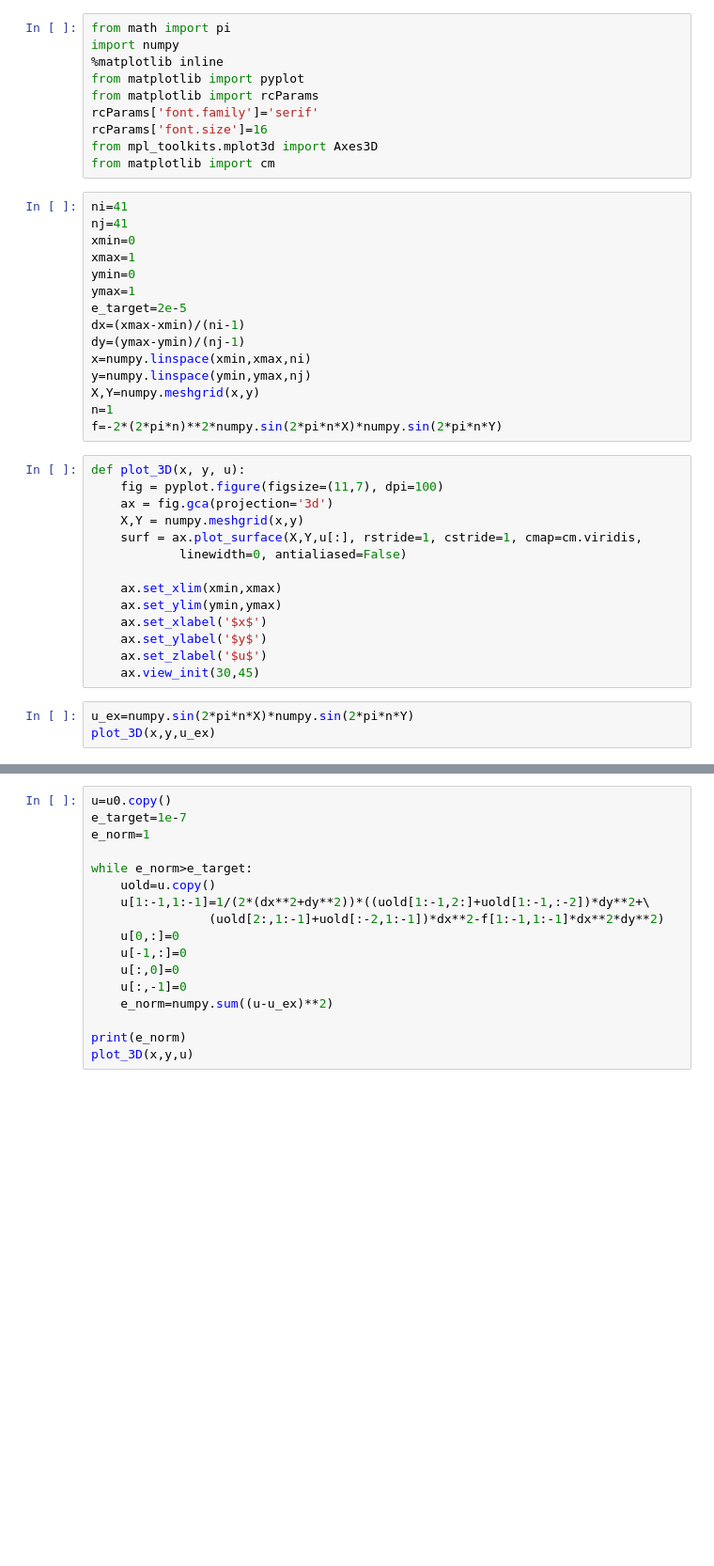
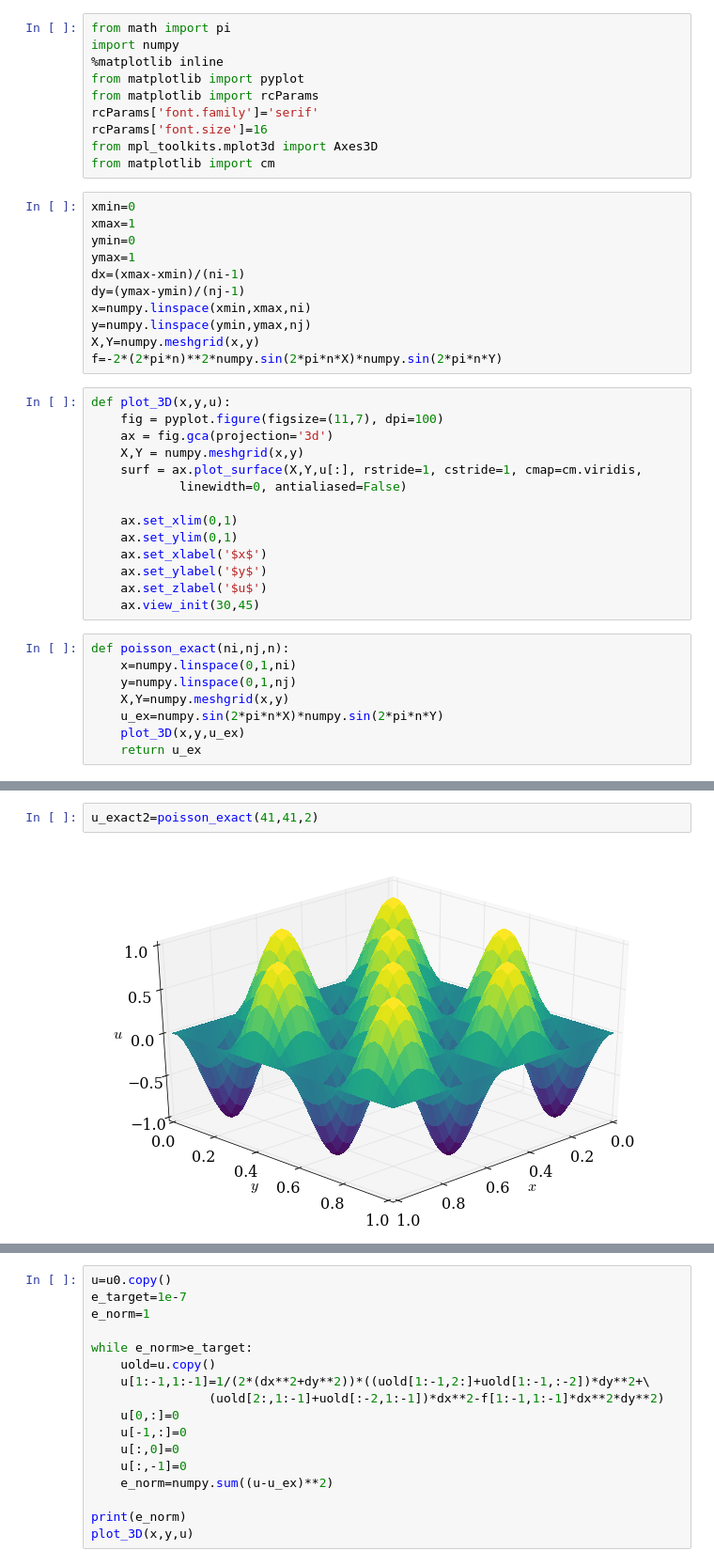
Before and after one commit to yujiasheng912/MAE6225, a Jupyter notebook: poisson2d_2.ipynb, the cells around one changed output, grey strips where cells are left out. Shown: that part at 94% size. Drawn from its saved outputs; the diff is of its cells as text; blank space fills up the shorter version.

```diff
--- a/poisson2d_2.ipynb
+++ b/poisson2d_2.ipynb
@@ -9,34 +9,35 @@ rcParams['font.size']=16
 from mpl_toolkits.mplot3d import Axes3D
 from matplotlib import cm
 # %%
-ni=41
-nj=41
 xmin=0
 xmax=1
 ymin=0
 ymax=1
-e_target=2e-5
 dx=(xmax-xmin)/(ni-1)
 dy=(ymax-ymin)/(nj-1)
 x=numpy.linspace(xmin,xmax,ni)
 y=numpy.linspace(ymin,ymax,nj)
 X,Y=numpy.meshgrid(x,y)
-n=1
 f=-2*(2*pi*n)**2*numpy.sin(2*pi*n*X)*numpy.sin(2*pi*n*Y)
 # %%
-def plot_3D(x, y, u):
+def plot_3D(x,y,u):
     fig = pyplot.figure(figsize=(11,7), dpi=100)
     ax = fig.gca(projection='3d')
     X,Y = numpy.meshgrid(x,y)
     surf = ax.plot_surface(X,Y,u[:], rstride=1, cstride=1, cmap=cm.viridis,
             linewidth=0, antialiased=False)
 
-    ax.set_xlim(xmin,xmax)
-    ax.set_ylim(ymin,ymax)
+    ax.set_xlim(0,1)
+    ax.set_ylim(0,1)
     ax.set_xlabel('$x$')
     ax.set_ylabel('$y$')
     ax.set_zlabel('$u$')
     ax.view_init(30,45)
 # %%
-u_ex=numpy.sin(2*pi*n*X)*numpy.sin(2*pi*n*Y)
-plot_3D(x,y,u_ex)
+def poisson_exact(ni,nj,n):
+    x=numpy.linspace(0,1,ni)
+    y=numpy.linspace(0,1,nj)
+    X,Y=numpy.meshgrid(x,y)
+    u_ex=numpy.sin(2*pi*n*X)*numpy.sin(2*pi*n*Y)
+    plot_3D(x,y,u_ex)
+    return u_ex
@@ -44,0 +48,4 @@ plot_3D(x,y,u_ex)
+# %%
+u_exact2=poisson_exact(41,41,2)
+# %% [output]
+[figure, added]
```
Also changed, not shown: parts of 15 cells of this notebook.
